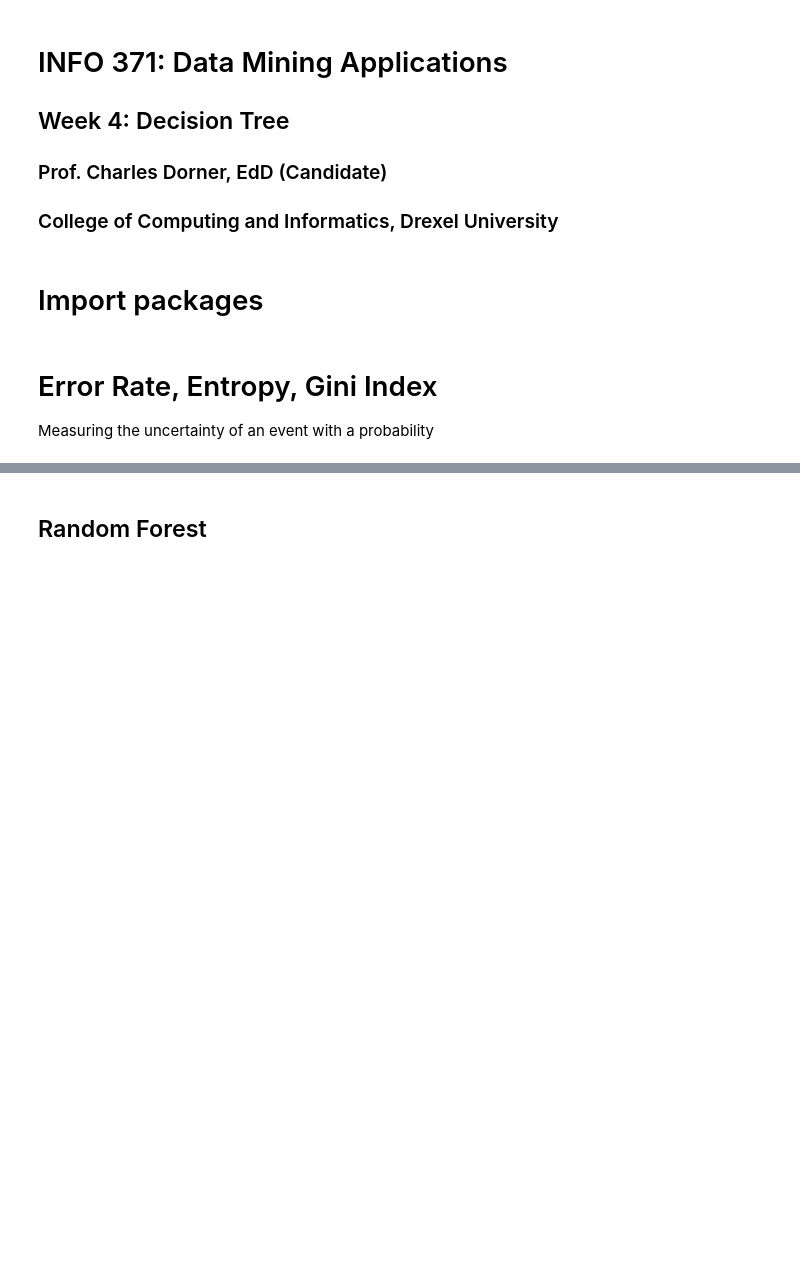
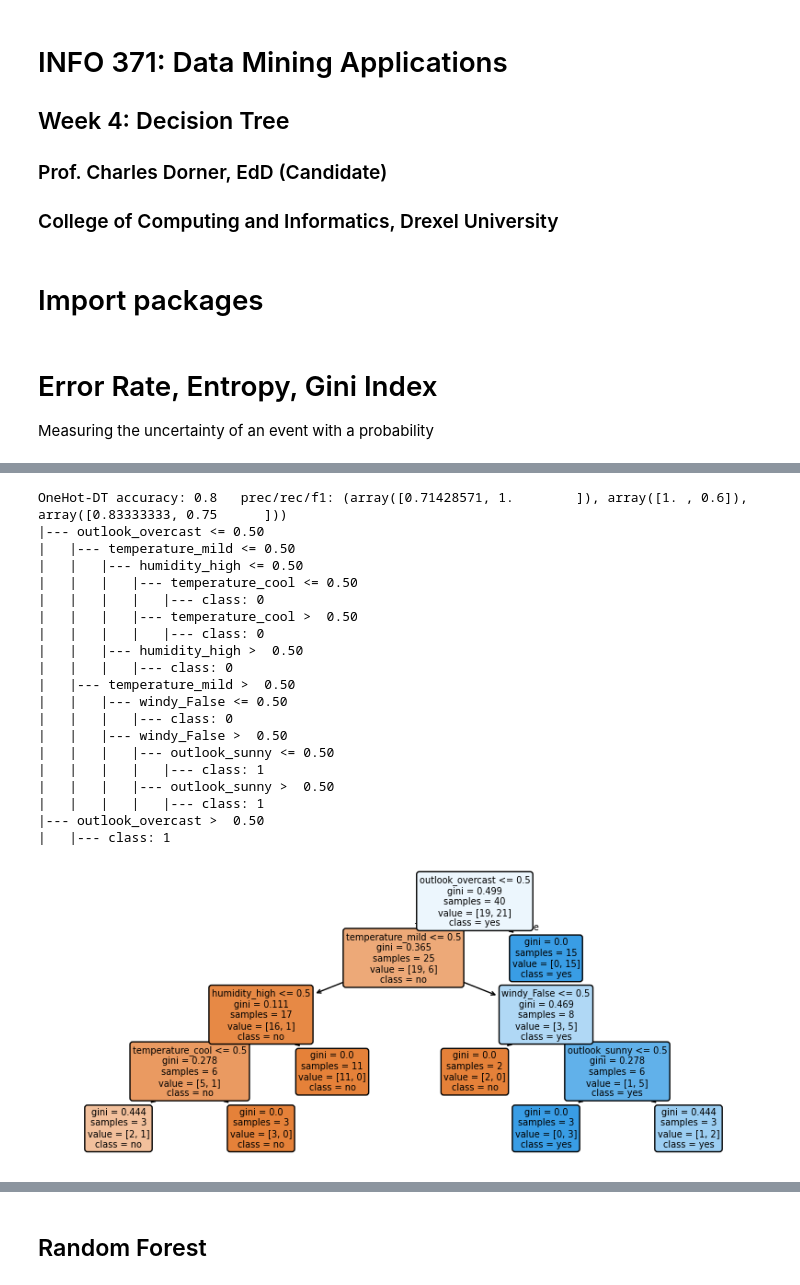
Before and after one commit to dornercr/INFO371, a Jupyter notebook: INFO371_Week4_Decision_Tree.ipynb, the cells around one changed output, grey strips where cells are left out. Drawn from its saved outputs; the diff is of its cells as text; code cells hidden in the pictures; blank space fills up the shorter version.

```diff
--- a/INFO371_Week4_Decision_Tree.ipynb
+++ b/INFO371_Week4_Decision_Tree.ipynb
@@ -475,0 +144,49 @@ precision_recall_fscore_support(y_test, dt_1hot.predict(X_1hot_test))
+# %%
+# 5. One‑Hot‑DT pipeline ----------------------------------------------------
+from sklearn.preprocessing import OneHotEncoder
+
+oh_dt = Pipeline([
+    ("ohe", OneHotEncoder(handle_unknown="ignore", sparse_output=False)),  # dense matrix
+    ("tree", DecisionTreeClassifier(min_samples_leaf=2, random_state=0))
+]).fit(train[X_cols], y_tr)
+
+
+y_pred = oh_dt.predict(test[X_cols])
+print("\nOneHot‑DT accuracy:", round(accuracy_score(y_te, y_pred),3),
+      "  prec/rec/f1:", precision_recall_fscore_support(y_te, y_pred, zero_division=0)[0:3])
+
+print(tree.export_text(oh_dt.named_steps["tree"],
+                       feature_names=oh_dt.named_steps["ohe"].get_feature_names_out(X_cols)))
+
+plt.figure(figsize=(10,4))
+plot_tree(oh_dt.named_steps["tree"],
+          feature_names=oh_dt.named_steps["ohe"].get_feature_names_out(X_cols),
+          class_names=lab.classes_, filled=True, rounded=True, fontsize=7); plt.show()
+
+if HAVE_DTV:
+    dtreeviz.model(oh_dt.named_steps["tree"],
+                   oh_dt.named_steps["ohe"].transform(train[X_cols]),
+                   y_tr, feature_names=oh_dt.named_steps["ohe"].get_feature_names_out(X_cols),
+                   target_name="play", class_names=list(lab.classes_)).view(scale=1.2)
+# %% [output]
+OneHot‑DT accuracy: 0.8   prec/rec/f1: (array([0.71428571, 1.        ]), array([1. , 0.6]), array([0.83333333, 0.75      ]))
+|--- outlook_overcast <= 0.50
+|   |--- temperature_mild <= 0.50
+|   |   |--- humidity_high <= 0.50
+|   |   |   |--- temperature_cool <= 0.50
+|   |   |   |   |--- class: 0
+|   |   |   |--- temperature_cool >  0.50
+|   |   |   |   |--- class: 0
+|   |   |--- humidity_high >  0.50
+|   |   |   |--- class: 0
+|   |--- temperature_mild >  0.50
+|   |   |--- windy_False <= 0.50
+|   |   |   |--- class: 0
+|   |   |--- windy_False >  0.50
+|   |   |   |--- outlook_sunny <= 0.50
+|   |   |   |   |--- class: 1
+|   |   |   |--- outlook_sunny >  0.50
+|   |   |   |   |--- class: 1
+|--- outlook_overcast >  0.50
+|   |--- class: 1
+[figure, added]
```
Also changed, not shown: parts of 88 cells of this notebook.
